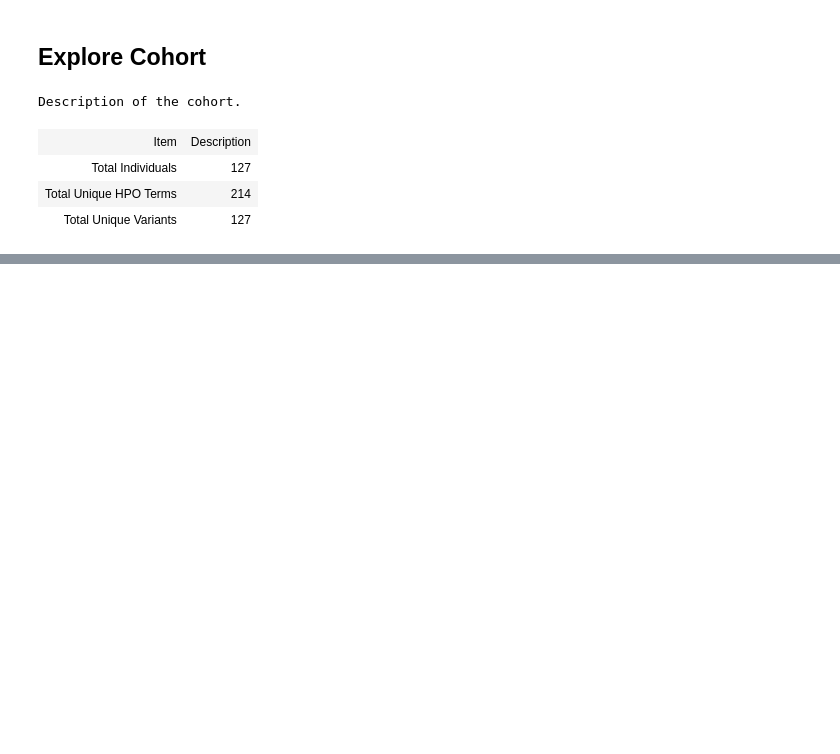
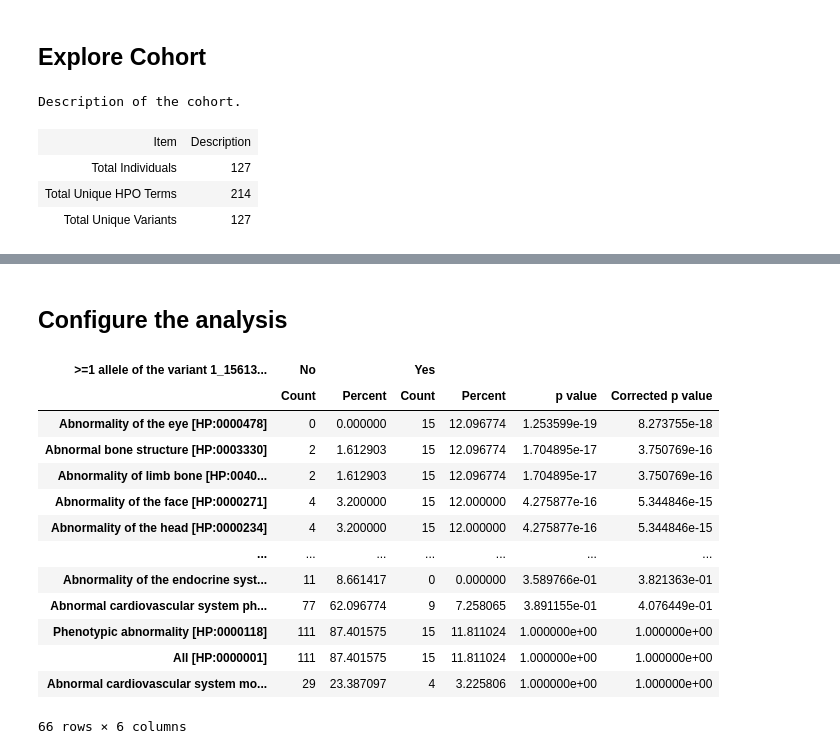
Before and after one commit to monarch-initiative/gpsea, a Jupyter notebook: case_studies/LMNA/LMNA.ipynb, the cells around one changed output, grey strips where cells are left out. Drawn from its saved outputs; the diff is of its cells as text; code cells hidden in the pictures; blank space fills up the shorter version.

Commit message:
executed analysis
Signed-off-by: frehburg <fil.rehburg@gmail.com>

```diff
--- a/case_studies/LMNA/LMNA.ipynb
+++ b/case_studies/LMNA/LMNA.ipynb
@@ -102 +102,34 @@ Additionally, the following variants were observed 1 or fewer times: 1_156134942
 Use the entry in the "Key" column to investigate whether specific variants display genotype-phenotype correlations
+# %% [markdown]
+## Configure the analysis
+# %%
+from genophenocorr.analysis import configure_cohort_analysis, CohortAnalysisConfiguration
+from genophenocorr.analysis.predicate import BooleanPredicate, GroupingPredicate
+
+analysis_config = CohortAnalysisConfiguration.builder() \
+    .missing_implies_excluded(True) \
+    .pval_correction('fdr_bh') \
+    .min_perc_patients_w_hpo(0.1) \
+    .build()
+analysis = configure_cohort_analysis(cohort, hpo, analysis_config)
+
+# did not work because we didn#'t get the right transcript
+# frameshift = analysis.compare_by_variant_effect(VariantEffect.FRAMESHIFT_VARIANT, tx_id)
+# frameshift.summarize(hpo, BooleanPredicate.YES)
+var_single = analysis.compare_by_variant_key('1_156138613_156138613_C_T')
+var_single.summarize(hpo, BooleanPredicate.YES)
+# %% [output]
+| >=1 allele of the variant 1_15613... | No |  | Yes |  |  |  |
+|  | Count | Percent | Count | Percent | p value | Corrected p value |
+| Abnormality of the eye [HP:0000478] | 0 | 0.000000 | 15 | 12.096774 | 1.253599e-19 | 8.273755e-18 |
+| Abnormal bone structure [HP:0003330] | 2 | 1.612903 | 15 | 12.096774 | 1.704895e-17 | 3.750769e-16 |
+| Abnormality of limb bone [HP:0040... | 2 | 1.612903 | 15 | 12.096774 | 1.704895e-17 | 3.750769e-16 |
+| Abnormality of the face [HP:0000271] | 4 | 3.200000 | 15 | 12.000000 | 4.275877e-16 | 5.344846e-15 |
+| Abnormality of the head [HP:0000234] | 4 | 3.200000 | 15 | 12.000000 | 4.275877e-16 | 5.344846e-15 |
+| ... | ... | ... | ... | ... | ... | ... |
+| Abnormality of the endocrine syst... | 11 | 8.661417 | 0 | 0.000000 | 3.589766e-01 | 3.821363e-01 |
+| Abnormal cardiovascular system ph... | 77 | 62.096774 | 9 | 7.258065 | 3.891155e-01 | 4.076449e-01 |
+| Phenotypic abnormality [HP:0000118] | 111 | 87.401575 | 15 | 11.811024 | 1.000000e+00 | 1.000000e+00 |
+| All [HP:0000001] | 111 | 87.401575 | 15 | 11.811024 | 1.000000e+00 | 1.000000e+00 |
+| Abnormal cardiovascular system mo... | 29 | 23.387097 | 4 | 3.225806 | 1.000000e+00 | 1.000000e+00 |
+66 rows × 6 columns
```
Also changed, not shown: parts of 2 cells of this notebook.
